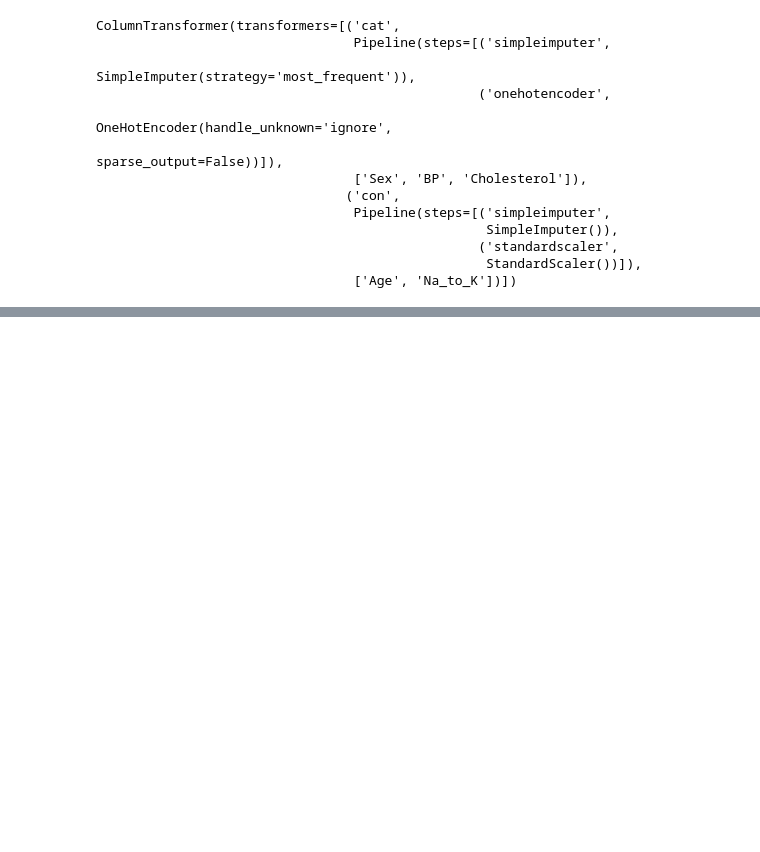
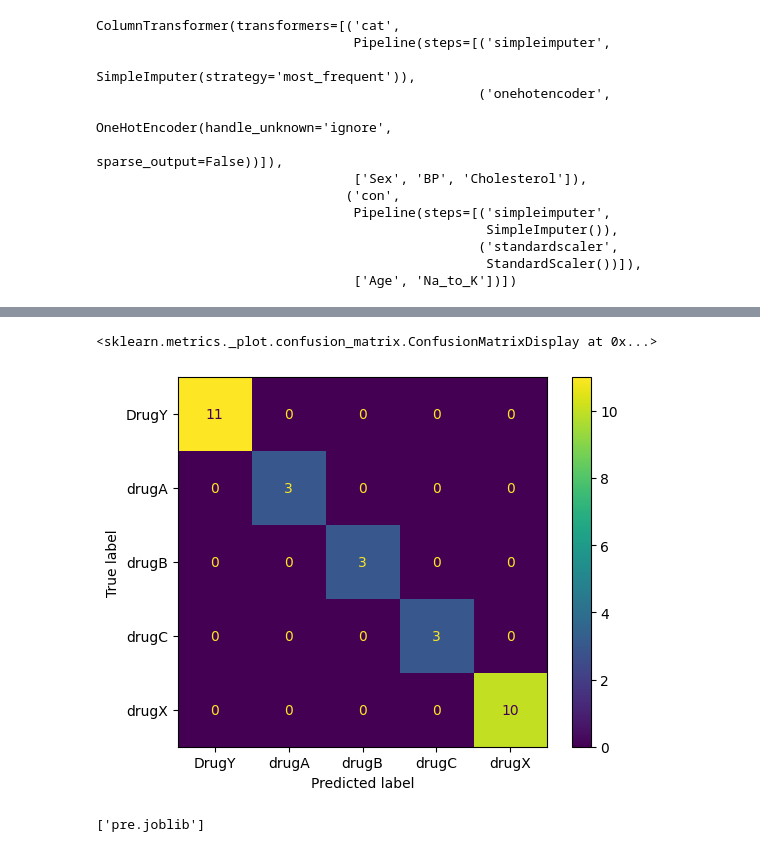
Before and after one commit to ashwini-ah18/machin-larning, a Jupyter notebook: Decision Tree Classifir/Decioin tree classifir.ipynb, the cells around one changed output, grey strips where cells are left out. Drawn from its saved outputs; the diff is of its cells as text; code cells hidden in the pictures; blank space fills up the shorter version.

Commit message:
DTC MODEL

```diff
--- a/Decision Tree Classifir/Decioin tree classifir.ipynb
+++ b/Decision Tree Classifir/Decioin tree classifir.ipynb
@@ -206,8 +206,7 @@ ColumnTransformer(transformers=[('cat',
                                                   StandardScaler())]),
                                  ['Age', 'Na_to_K'])])
 # %%
-xtrain_pre = pre.fit(xtrain)
-xtrain_pre
+pre.fit(xtrain)
 # %% [output]
 ColumnTransformer(transformers=[('cat',
                                  Pipeline(steps=[('simpleimputer',
@@ -223,5 +222,5 @@ ColumnTransformer(transformers=[('cat',
                                                   StandardScaler())]),
                                  ['Age', 'Na_to_K'])])
 # %%
+xtrain_pre = pre.transform(xtrain)
 xtest_pre = pre.transform(xtest)
-xtest_pre
@@ -245,0 +247,9 @@ xtest_pre
+# %%
+from sklearn.tree import DecisionTreeClassifier
+model = DecisionTreeClassifier(
+    criterion='gini',
+    max_depth=10,
+    min_samples_leaf=5,
+    min_samples_split=10
+)
+model.fit(xtrain_pre,ytrain)
@@ -245,0 +337,12 @@ xtest_pre
+# %%
+from sklearn.metrics import ConfusionMatrixDisplay
+ConfusionMatrixDisplay.from_estimator(model,xtest_pre,ytest)
+# %% [output]
+<sklearn.metrics._plot.confusion_matrix.ConfusionMatrixDisplay at 0x...>
+[figure, added]
+# %%
+import joblib
+joblib.dump(model,"Drug Predictions.joblib")
+joblib.dump(pre,"pre.joblib")
+# %% [output]
+['pre.joblib']
```
Also changed, not shown: parts of 15 cells of this notebook, 2 other files.
